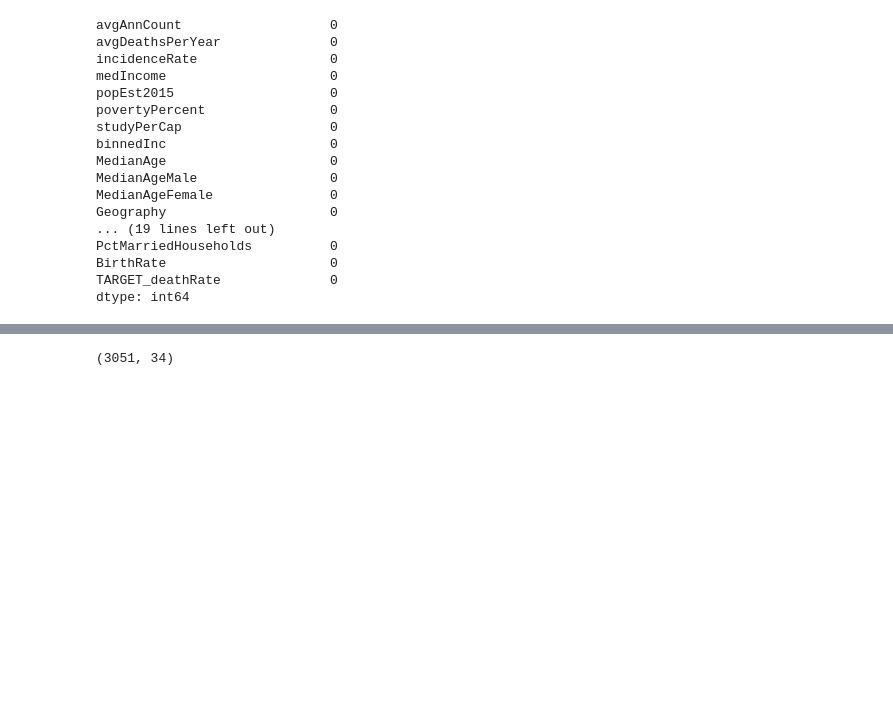
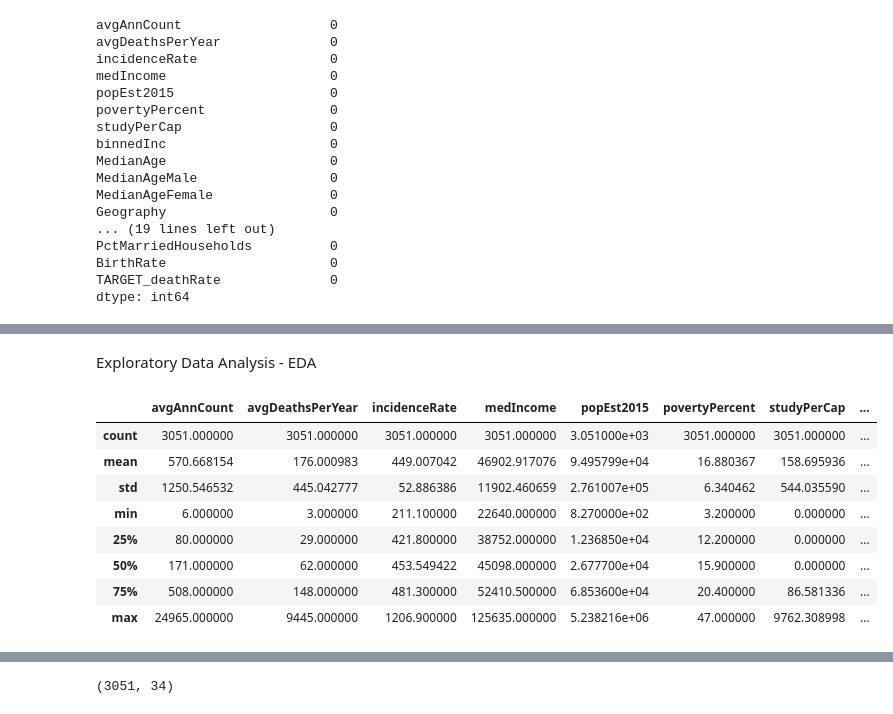
Before and after one commit to mayankjamindaruk/Machine_Learning_Bootcamp, a Jupyter notebook: USA_Cancer_Prediction_Model.ipynb, the cells around one changed output, grey strips where cells are left out. Drawn from its saved outputs; the diff is of its cells as text; code cells hidden in the pictures; blank space fills up the shorter version.

```diff
--- a/USA_Cancer_Prediction_Model.ipynb
+++ b/USA_Cancer_Prediction_Model.ipynb
@@ -120,0 +211,14 @@ dtype: int64
+# %% [markdown]
+Exploratory Data Analysis - EDA
+# %%
+cancer_data.describe()
+# %% [output]
+|  | avgAnnCount | avgDeathsPerYear | incidenceRate | medIncome | popEst2015 | povertyPercent | studyPerCap | ... |
+| count | 3051.000000 | 3051.000000 | 3051.000000 | 3051.000000 | 3.051000e+03 | 3051.000000 | 3051.000000 | ... |
+| mean | 570.668154 | 176.000983 | 449.007042 | 46902.917076 | 9.495799e+04 | 16.880367 | 158.695936 | ... |
+| std | 1250.546532 | 445.042777 | 52.886386 | 11902.460659 | 2.761007e+05 | 6.340462 | 544.035590 | ... |
+| min | 6.000000 | 3.000000 | 211.100000 | 22640.000000 | 8.270000e+02 | 3.200000 | 0.000000 | ... |
+| 25% | 80.000000 | 29.000000 | 421.800000 | 38752.000000 | 1.236850e+04 | 12.200000 | 0.000000 | ... |
+| 50% | 171.000000 | 62.000000 | 453.549422 | 45098.000000 | 2.677700e+04 | 15.900000 | 0.000000 | ... |
+| 75% | 508.000000 | 148.000000 | 481.300000 | 52410.500000 | 6.853600e+04 | 20.400000 | 86.581336 | ... |
+| max | 24965.000000 | 9445.000000 | 1206.900000 | 125635.000000 | 5.238216e+06 | 47.000000 | 9762.308998 | ... |
```
Also changed, not shown: parts of 80 cells of this notebook.
